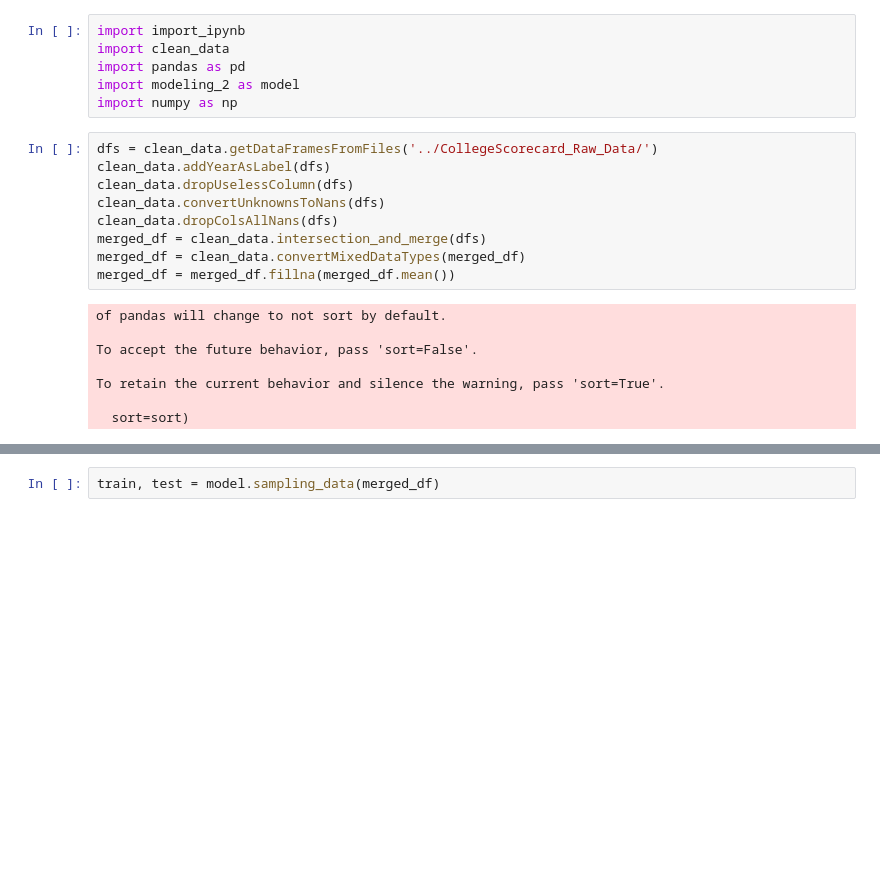
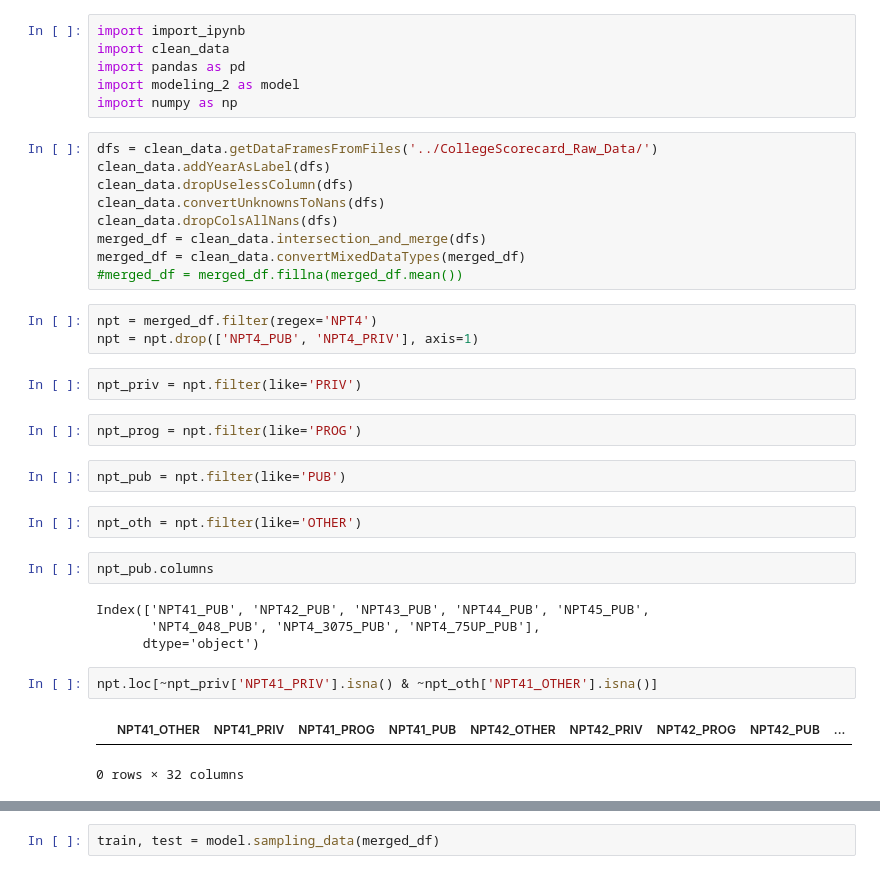
Before and after one commit to jeswan/post-secondary-education, a Jupyter notebook: will_stuff.ipynb, the cells around one changed output, grey strips where cells are left out. Cells and saved outputs as stored; diff of their text form; blank space fills up the shorter version.

```diff
--- a/will_stuff.ipynb
+++ b/will_stuff.ipynb
@@ -12,12 +12,26 @@ clean_data.convertUnknownsToNans(dfs)
 clean_data.dropColsAllNans(dfs)
 merged_df = clean_data.intersection_and_merge(dfs)
 merged_df = clean_data.convertMixedDataTypes(merged_df)
-merged_df = merged_df.fillna(merged_df.mean())
+#merged_df = merged_df.fillna(merged_df.mean())
-# %% [output]
-of pandas will change to not sort by default.
-
-To accept the future behavior, pass 'sort=False'.
-
-To retain the current behavior and silence the warning, pass 'sort=True'.
-
-  sort=sort)
+# %%
+npt = merged_df.filter(regex='NPT4')
+npt = npt.drop(['NPT4_PUB', 'NPT4_PRIV'], axis=1)
+# %%
+npt_priv = npt.filter(like='PRIV')
+# %%
+npt_prog = npt.filter(like='PROG')
+# %%
+npt_pub = npt.filter(like='PUB')
+# %%
+npt_oth = npt.filter(like='OTHER')
+# %%
+npt_pub.columns
+# %% [output]
+Index(['NPT41_PUB', 'NPT42_PUB', 'NPT43_PUB', 'NPT44_PUB', 'NPT45_PUB',
+       'NPT4_048_PUB', 'NPT4_3075_PUB', 'NPT4_75UP_PUB'],
+      dtype='object')
+# %%
+npt.loc[~npt_priv['NPT41_PRIV'].isna() & ~npt_oth['NPT41_OTHER'].isna()]
+# %% [output]
+|  | NPT41_OTHER | NPT41_PRIV | NPT41_PROG | NPT41_PUB | NPT42_OTHER | NPT42_PRIV | NPT42_PROG | NPT42_PUB | ... |
+0 rows × 32 columns
```
Also changed, not shown: parts of 5 cells of this notebook.
